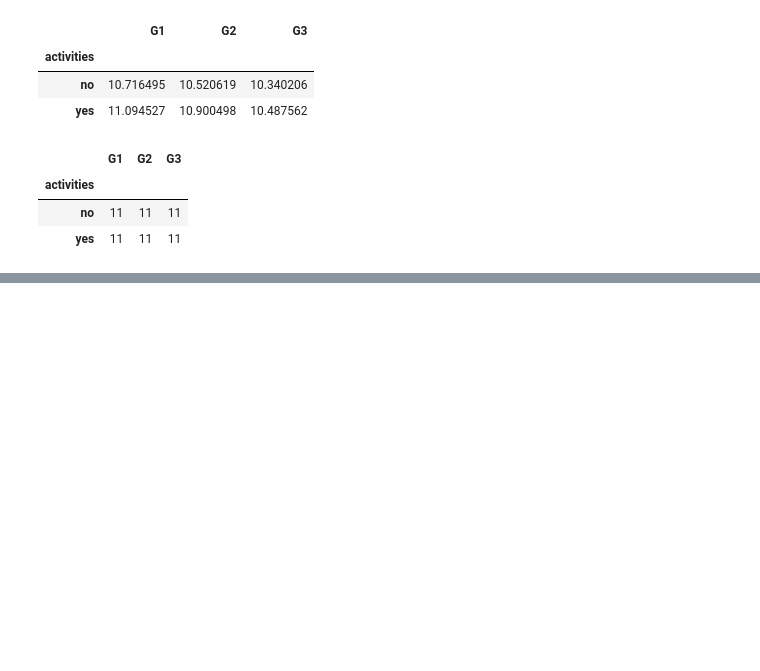
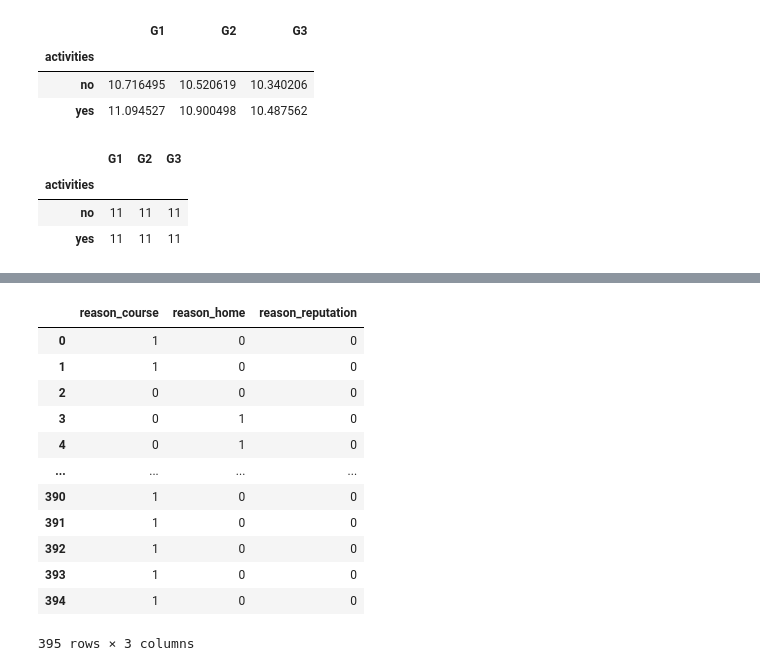
Before and after one commit to Gal-Gilor/Student-Performance-Estimation, a Jupyter notebook: notebooks/exploratory_notebook.ipynb, the cells around one changed output, grey strips where cells are left out. Drawn from its saved outputs; the diff is of its cells as text; code cells hidden in the pictures; blank space fills up the shorter version.

```diff
--- a/notebooks/exploratory_notebook.ipynb
+++ b/notebooks/exploratory_notebook.ipynb
@@ -377,0 +495,16 @@ processed = processed.drop('famsize', axis=1)
+# %%
+pd.get_dummies(raw['reason'], prefix='reason').drop(['reason_other'], axis=1)
+# %% [output]
+|  | reason_course | reason_home | reason_reputation |
+| 0 | 1 | 0 | 0 |
+| 1 | 1 | 0 | 0 |
+| 2 | 0 | 0 | 0 |
+| 3 | 0 | 1 | 0 |
+| 4 | 0 | 1 | 0 |
+| ... | ... | ... | ... |
+| 390 | 1 | 0 | 0 |
+| 391 | 1 | 0 | 0 |
+| 392 | 1 | 0 | 0 |
+| 393 | 1 | 0 | 0 |
+| 394 | 1 | 0 | 0 |
+395 rows × 3 columns
```
Also changed, not shown: parts of 31 cells of this notebook.
